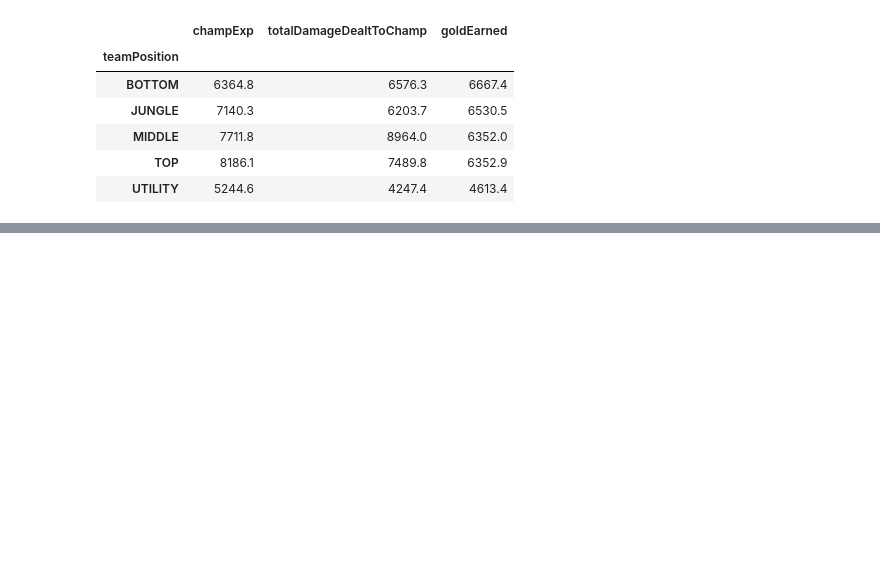
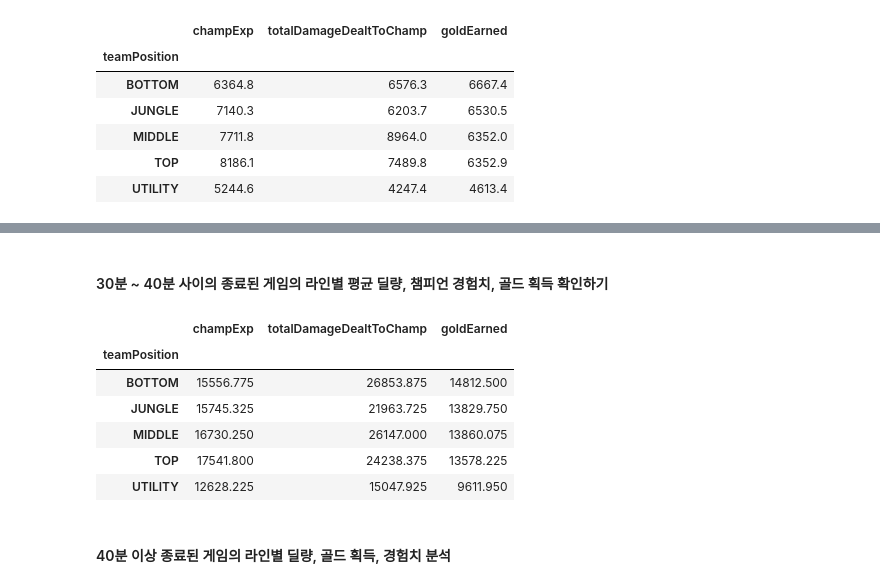
Before and after one commit to lima4/lol, a Jupyter notebook: api.ipynb, the cells around one changed output, grey strips where cells are left out. Cells and saved outputs as stored; diff of their text form; code cells hidden in the pictures; blank space fills up the shorter version.

```diff
--- a/api.ipynb
+++ b/api.ipynb
@@ -390,0 +394,20 @@ game_played40up.groupby('teamPosition').mean()
+# %% [markdown]
+#### 30분 ~ 40분 사이의 종료된 게임의 라인별 평균 딜량, 챔피언 경험치, 골드 획득 확인하기
+# %%
+# 30~40분 사이의 게임에서는 한타, 오브젝트 관리에 대해서 가장 중요한 시기이다. 또한 스플릿 등등 라인 관리에 대해서도 중요하다.
+# 게임의 딜량에 대해서는 원딜, 미드, 탑에 의존하는 경우가 높아진다.
+# 챔피언 경험치에 대해서는 원딜의 솔라인으로 인해서 정글과 비슷해지며 탑의 경우에는 텔포를 바탕으로 스플릿을 진행하여 여전히 높다.
+# champEXP MIDDLE 95%, TOP 90%, UTILITY 125%
+# totalDamageDealtToCHamp BOTTOM 85%, MIDDLE 85%, TOP 95%, UTILITY 150%
+# goldEARNED UTILITY 140%
+game_played3040.groupby('teamPosition').mean()[['champExp', 'totalDamageDealtToChamp', 'goldEarned']]
+# %% [output]
+|  | champExp | totalDamageDealtToChamp | goldEarned |
+| teamPosition |  |  |  |
+| BOTTOM | 15556.775 | 26853.875 | 14812.500 |
+| JUNGLE | 15745.325 | 21963.725 | 13829.750 |
+| MIDDLE | 16730.250 | 26147.000 | 13860.075 |
+| TOP | 17541.800 | 24238.375 | 13578.225 |
+| UTILITY | 12628.225 | 15047.925 | 9611.950 |
+# %% [markdown]
+#### 40분 이상 종료된 게임의 라인별 딜량, 골드 획득, 경험치 분석
```
Also changed, not shown: parts of 7 cells of this notebook.
